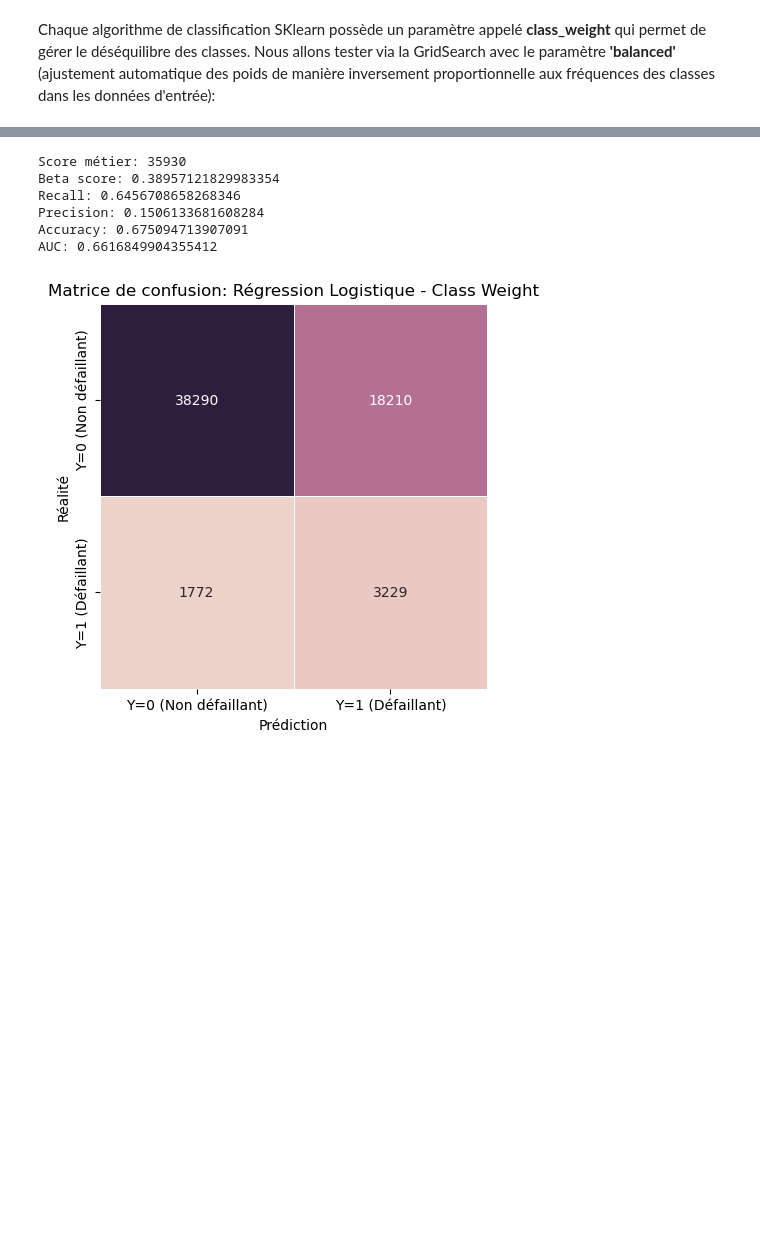
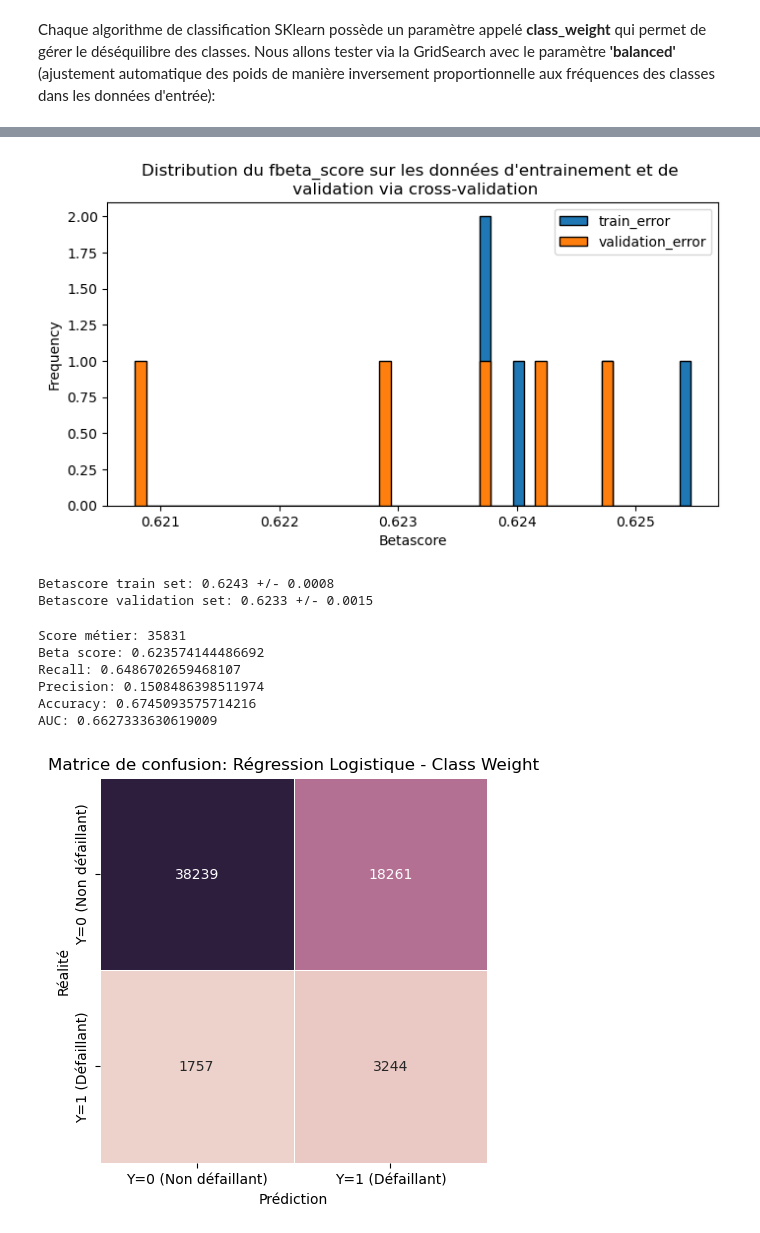
Before and after one commit to Milie-Mimi/OC_DS_Project7_, a Jupyter notebook: GROSCHENE_Emilie_2_model_032023.ipynb, the cells around one changed output, grey strips where cells are left out. Drawn from its saved outputs; the diff is of its cells as text; code cells hidden in the pictures; blank space fills up the shorter version.

```diff
--- a/GROSCHENE_Emilie_2_model_032023.ipynb
+++ b/GROSCHENE_Emilie_2_model_032023.ipynb
@@ -960,17 +973,27 @@ reglog_params_cw
+# %%
+fct_model.compar_train_val_scores(model = reglog_cw,
+                                  cv = KFold(n_splits = 5, shuffle = True, random_state = 42),
+                                  xtrain = X_train,
+                                  ytrain = y_train,
+                                  scoring = make_scorer(fbeta_score, beta=9))
+# %% [output]
+[figure, added]
+Betascore train set: 0.6243 +/- 0.0008
+Betascore validation set: 0.6233 +/- 0.0015
 # %%
 # Evaluation sur les données de test
 (biz_reglog_cw, beta_reglog_cw, rec_reglog_cw, prec_reglog_cw,
  acc_reglog_cw, auc_reglog_cw, y_pred_reglog_cw) = fct_model.eval_metrics(best_model = reglog_cw,
                                                                           xtest = X_test,
                                                                           ytest = y_test,
-                                                                          beta_value = 2)
+                                                                          beta_value = 9)
 # %% [output]
-Score métier: 35930
-Beta score: 0.38957121829983354
-Recall: 0.6456708658268346
-Precision: 0.1506133681608284
-Accuracy: 0.675094713907091
-AUC: 0.6616849904355412
+Score métier: 35831
+Beta score: 0.623574144486692
+Recall: 0.6486702659468107
+Precision: 0.1508486398511974
+Accuracy: 0.6745093575714216
+AUC: 0.6627333630619009
 # %%
 fct_model.matrice_confusion(ytest = y_test,
                             ypred = y_pred_reglog_cw,
```
Also changed, not shown: parts of 204 cells of this notebook.
